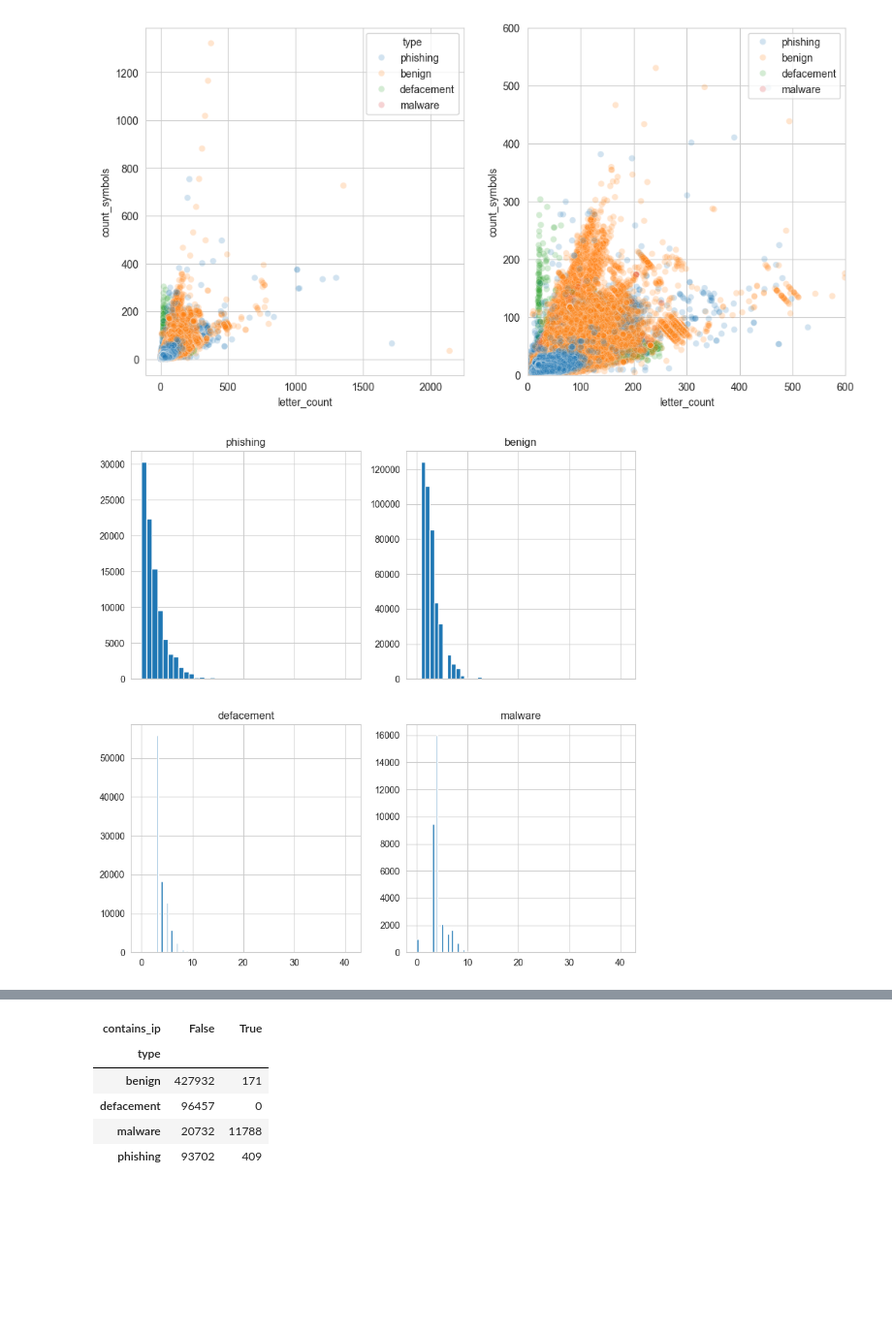
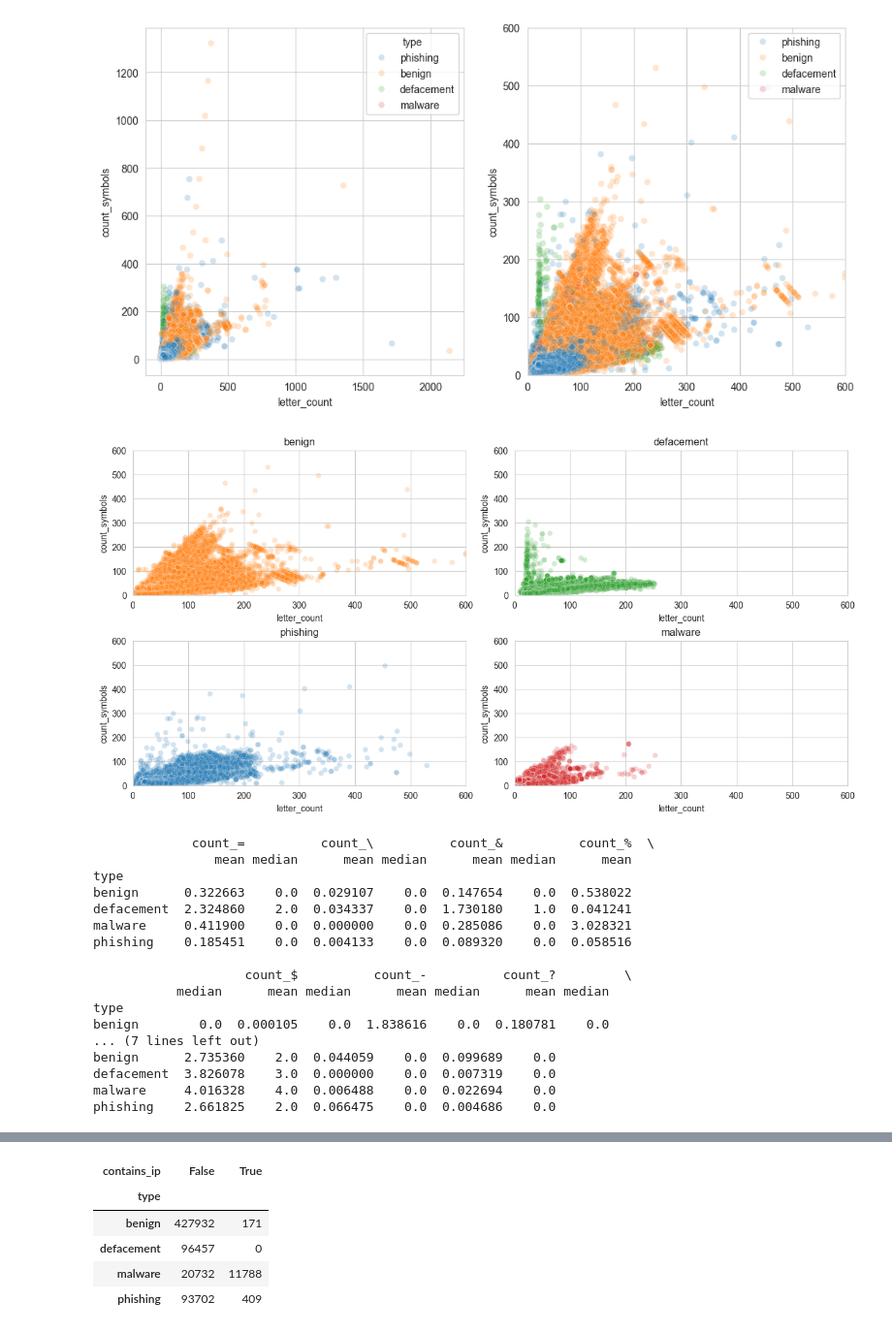
Before and after one commit to veneta13/malicious-URL-detection, a Jupyter notebook: url_detection.ipynb, the cells around one changed output, grey strips where cells are left out. Shown at 97% size. Drawn from its saved outputs; the diff is of its cells as text; code cells hidden in the pictures; blank space fills up the shorter version.

```diff
--- a/url_detection.ipynb
+++ b/url_detection.ipynb
@@ -135,6 +135,29 @@ plt.legend(loc="upper right")
 # %% [output]
 <matplotlib.legend.Legend at 0x...>
 [figure]
+# %%
+fig, axes = plt.subplots(2, 2, figsize=(12, 6), constrained_layout=True)
+colors = ['tab:orange', 'tab:green', 'tab:blue', 'tab:red']
+axes = axes.flatten()
+
+for idx, url_class in enumerate(df["type"].value_counts().index):
+
+    axes[idx].set_xlim(0, 600)
+    axes[idx].set_ylim(0, 600)
+    axes[idx].set_title(f"{url_class}")
+
+    sns.scatterplot(
+        data=df[df["type"] == url_class],
+        x="letter_count",
+        y="count_symbols",
+        color=colors[idx],
+        alpha=0.2,
+        ax=axes[idx]
+    )
+
+plt.show()
+# %% [output]
+[figure, added]
 # %%
 def count_symbol(text, symbol):
    return text.count(symbol)
@@ -143,21 +166,28 @@ symbols = ["=", "\\", "&", "%", "$", "-", "?", "/", ";"]
 
 for symbol in symbols:
     df[f"count_{symbol}"] = df["url"].copy().apply(lambda x: count_symbol(x, symbol))
-# %%
-fig, axes = plt.subplots(2, 2, figsize=(10, 10), sharex=True)
-axes = axes.flatten()
-
-for idx, url_type in enumerate(df["type"].unique()):
-    sub_df = df[df["type"] == url_type]
-    axes[idx].hist(sub_df["count_/"], bins=40)
-    axes[idx].set_title(f"{url_type}")
-
-for ax in axes[len(grouped):]:
-    ax.axis("off")
-
-plt.show()
-# %% [output]
-[figure, removed]
+# %%
+agg_dict = {f"count_{char}": ["mean", "median"] for char in symbols if f"count_{char}" in df.columns}
+
+print(df.groupby("type").agg(agg_dict))
+# %% [output]
+             count_=          count_\          count_&          count_%  \
+                mean median      mean median      mean median      mean
+type
+benign      0.322663    0.0  0.029107    0.0  0.147654    0.0  0.538022
+defacement  2.324860    2.0  0.034337    0.0  1.730180    1.0  0.041241
+malware     0.411900    0.0  0.000000    0.0  0.285086    0.0  3.028321
+phishing    0.185451    0.0  0.004133    0.0  0.089320    0.0  0.058516
+
+                    count_$          count_-          count_?         \
+           median      mean median      mean median      mean median
+type
+benign        0.0  0.000105    0.0  1.838616    0.0  0.180781    0.0
+... (7 lines left out)
+benign      2.735360    2.0  0.044059    0.0  0.099689    0.0
+defacement  3.826078    3.0  0.000000    0.0  0.007319    0.0
+malware     4.016328    4.0  0.006488    0.0  0.022694    0.0
+phishing    2.661825    2.0  0.066475    0.0  0.004686    0.0
 # %%
 df["contains_ip"] = df["url"].apply(
     lambda x: re.findall(r"\b\d{1,3}\.\d{1,3}\.\d{1,3}\.\d{1,3}\b", x)
```
Also changed, not shown: parts of 22 cells of this notebook.
